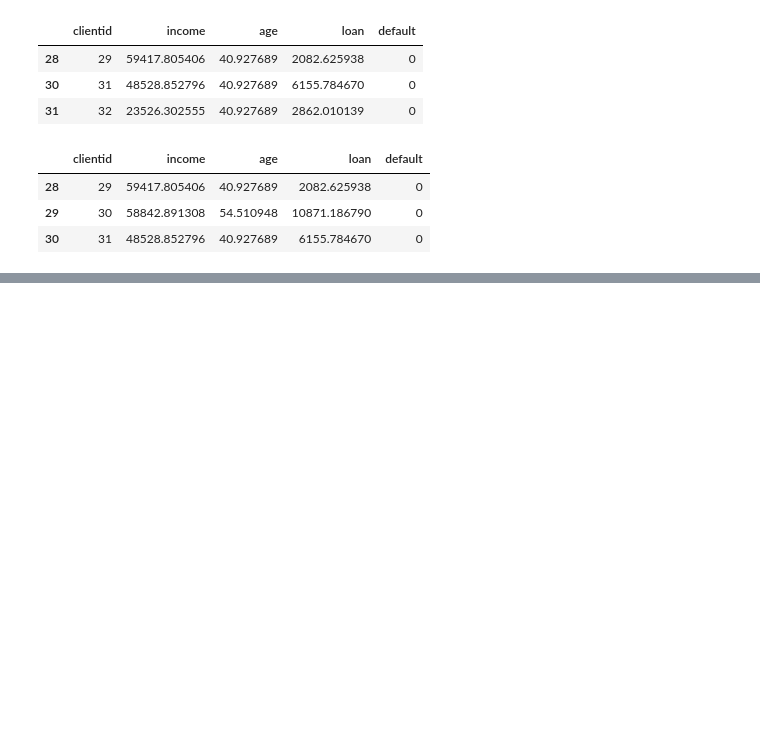
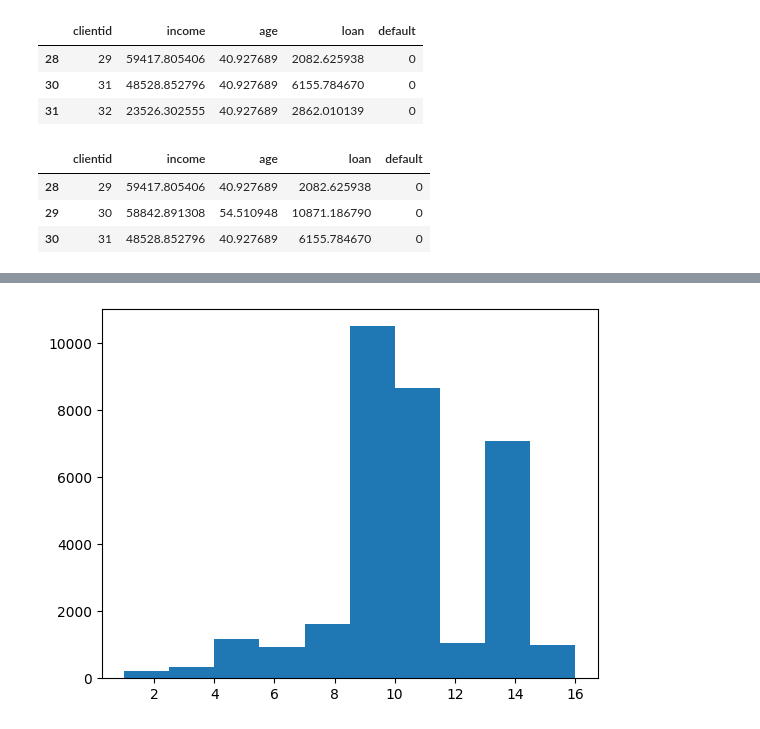
Before and after one commit to MatheeusPinheiro/classificacao, a Jupyter notebook: classificacao.ipynb, the cells around one changed output, grey strips where cells are left out. Cells and saved outputs as stored; diff of their text form; code cells hidden in the pictures; blank space fills up the shorter version.

```diff
--- a/classificacao.ipynb
+++ b/classificacao.ipynb
@@ -254,0 +400,4 @@ base_credit.loc[base_credit['clientid'].isin([29, 30, 31])]
+# %%
+plt.hist(x = base_census['education-num']);
+# %% [output]
+[figure, added]
```
Also changed, not shown: parts of 71 cells of this notebook, 3 other files.
